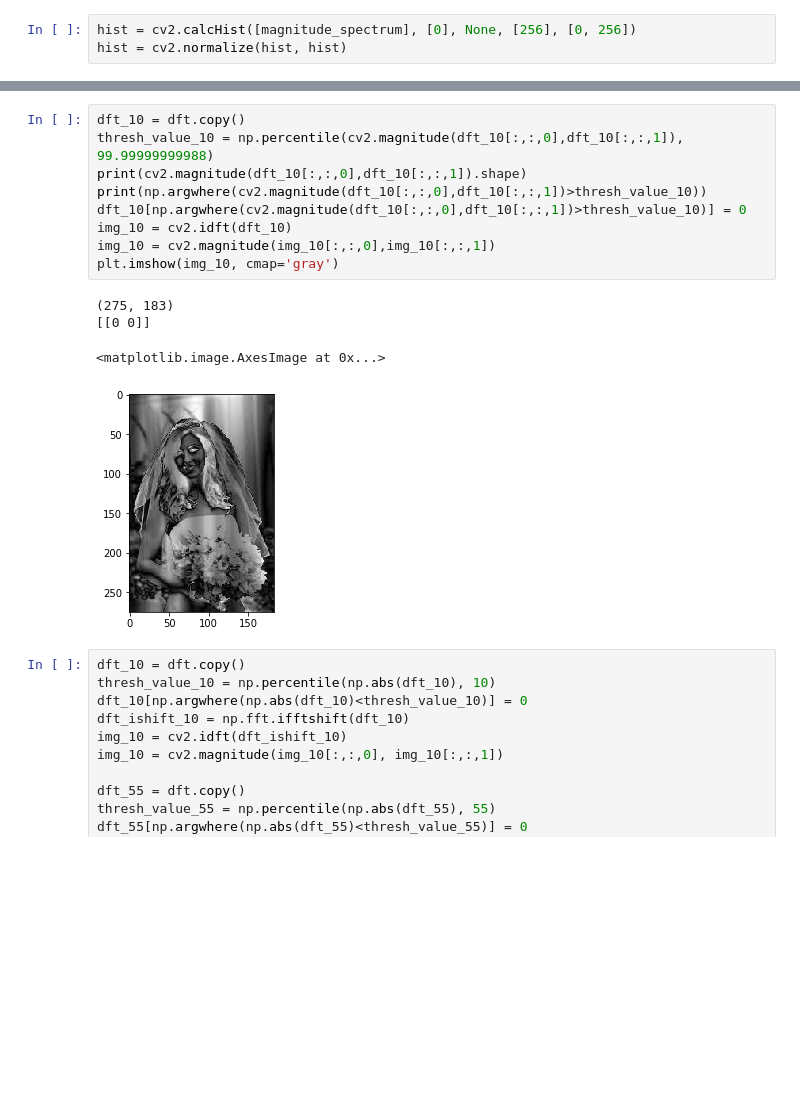
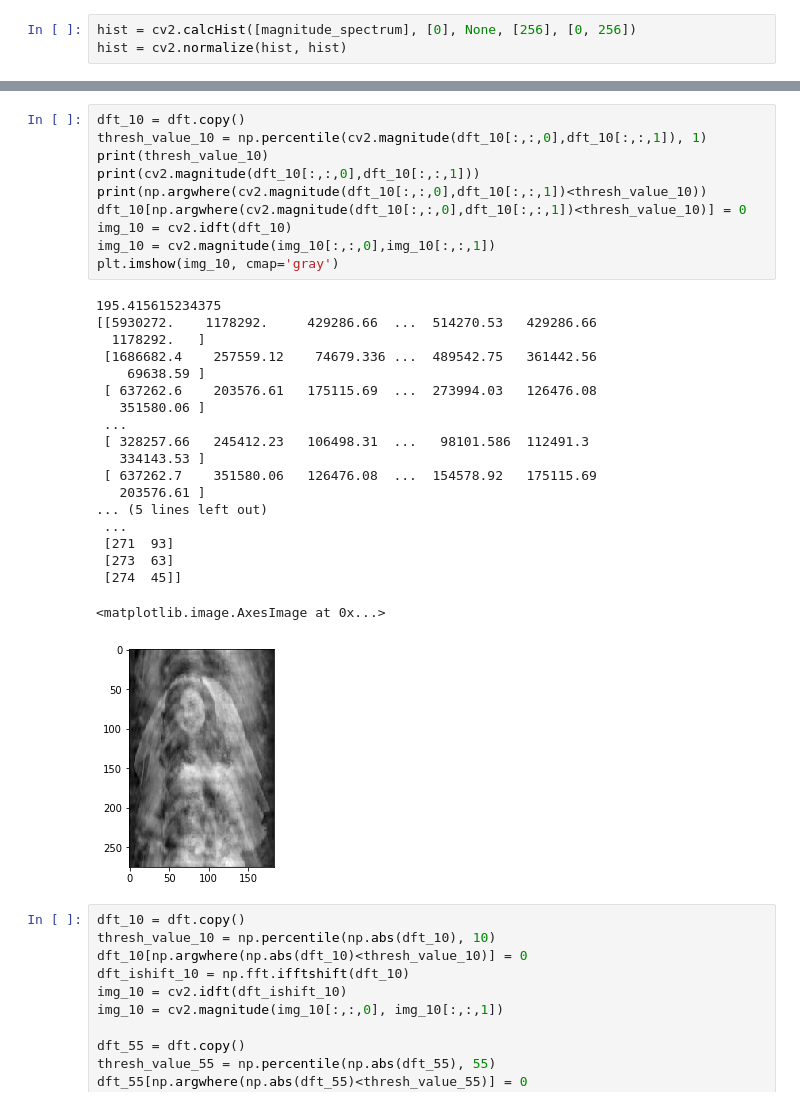
Before and after one commit to EfforiaKnight/CourseCV, a Jupyter notebook: Week4.ipynb, the cells around one changed output, grey strips where cells are left out. Cells and saved outputs as stored; diff of their text form; blank space fills up the shorter version.

```diff
--- a/Week4.ipynb
+++ b/Week4.ipynb
@@ -23,17 +40,33 @@ hist = cv2.normalize(hist, hist)
 # %%
 dft_10 = dft.copy()
-thresh_value_10 = np.percentile(cv2.magnitude(dft_10[:,:,0],dft_10[:,:,1]), 99.99999999988)
-print(cv2.magnitude(dft_10[:,:,0],dft_10[:,:,1]).shape)
-print(np.argwhere(cv2.magnitude(dft_10[:,:,0],dft_10[:,:,1])>thresh_value_10))
-dft_10[np.argwhere(cv2.magnitude(dft_10[:,:,0],dft_10[:,:,1])>thresh_value_10)] = 0
+thresh_value_10 = np.percentile(cv2.magnitude(dft_10[:,:,0],dft_10[:,:,1]), 1)
+print(thresh_value_10)
+print(cv2.magnitude(dft_10[:,:,0],dft_10[:,:,1]))
+print(np.argwhere(cv2.magnitude(dft_10[:,:,0],dft_10[:,:,1])<thresh_value_10))
+dft_10[np.argwhere(cv2.magnitude(dft_10[:,:,0],dft_10[:,:,1])<thresh_value_10)] = 0
 img_10 = cv2.idft(dft_10)
 img_10 = cv2.magnitude(img_10[:,:,0],img_10[:,:,1])
 plt.imshow(img_10, cmap='gray')
 # %% [output]
-(275, 183)
-[[0 0]]
+195.415615234375
+[[5930272.    1178292.     429286.66  ...  514270.53   429286.66
+  1178292.   ]
+ [1686682.4    257559.12    74679.336 ...  489542.75   361442.56
+    69638.59 ]
+ [ 637262.6    203576.61   175115.69  ...  273994.03   126476.08
+   351580.06 ]
+ ...
+ [ 328257.66   245412.23   106498.31  ...   98101.586  112491.3
+   334143.53 ]
+ [ 637262.7    351580.06   126476.08  ...  154578.92   175115.69
+   203576.61 ]
+... (5 lines left out)
+ ...
+ [271  93]
+ [273  63]
+ [274  45]]
 <matplotlib.image.AxesImage at 0x...>
-[figure, old version]
+[figure, new version]
 # %%
 dft_10 = dft.copy()
 thresh_value_10 = np.percentile(np.abs(dft_10), 10)
```
Also changed, not shown: parts of 2 cells of this notebook, 6 other files.
